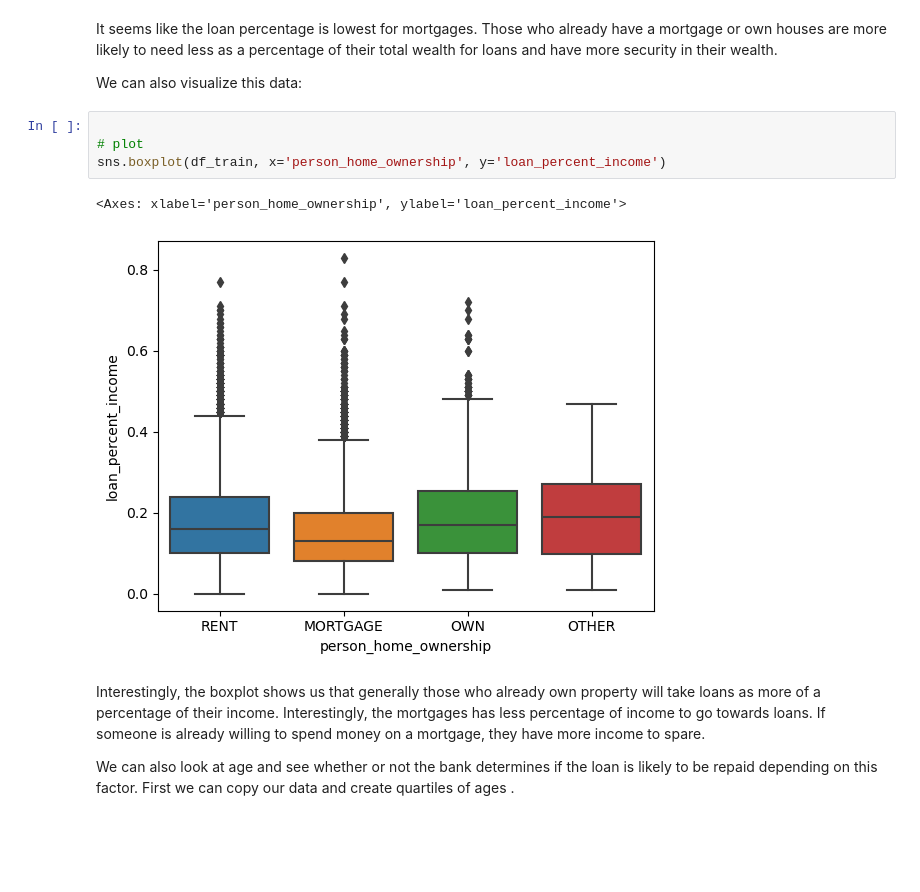
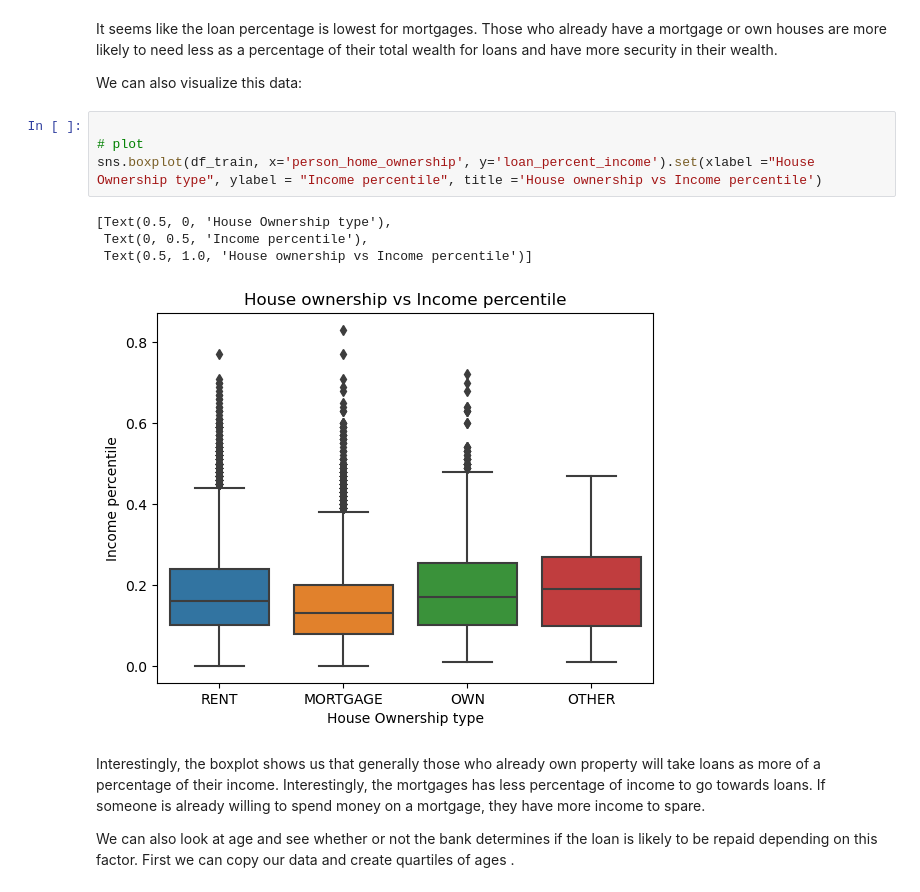
Before and after one commit to jakerobg/jakerobg.github.io, a Jupyter notebook: posts/optimal-decision-making/index.ipynb, the cells around one changed output. Saved outputs shown, nothing was run; the diff lists cells and outputs as text; blank space fills up the shorter version.

```diff
--- a/posts/optimal-decision-making/index.ipynb
+++ b/posts/optimal-decision-making/index.ipynb
@@ -61,10 +61,12 @@ We can also visualize this data:
 # %%
 
 # plot
-sns.boxplot(df_train, x='person_home_ownership', y='loan_percent_income')
+sns.boxplot(df_train, x='person_home_ownership', y='loan_percent_income').set(xlabel ="House Ownership type", ylabel = "Income percentile", title ='House ownership vs Income percentile')
 # %% [output]
-<Axes: xlabel='person_home_ownership', ylabel='loan_percent_income'>
+[Text(0.5, 0, 'House Ownership type'),
+ Text(0, 0.5, 'Income percentile'),
+ Text(0.5, 1.0, 'House ownership vs Income percentile')]
-[figure, old version]
+[figure, new version]
 # %% [markdown]
 Interestingly, the boxplot shows us that generally those who already own property will take loans as more of a percentage of their income. Interestingly, the mortgages has less percentage of income to go towards loans. If someone is already willing to spend money on a mortgage, they have more income to spare.
 
```
Also changed, not shown: parts of 6 cells of this notebook, 22 other files.
